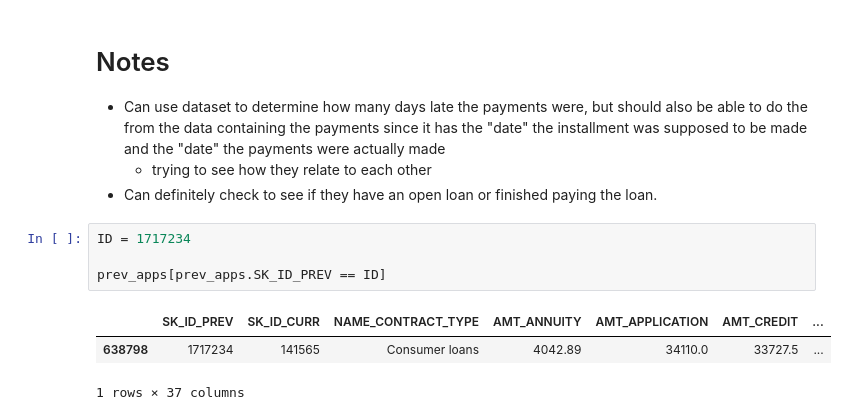
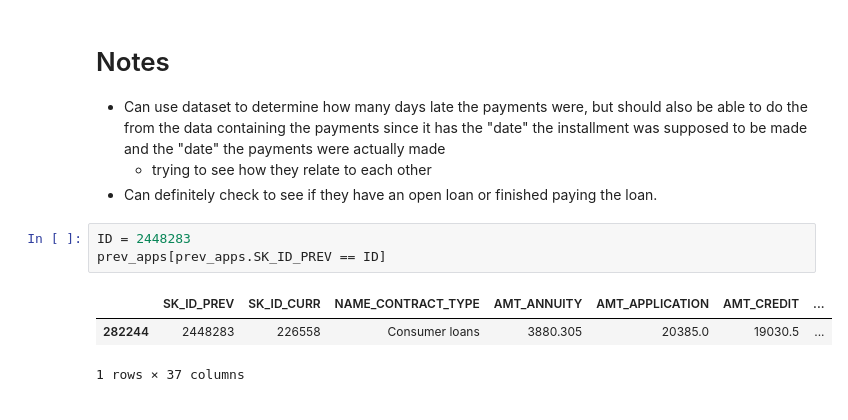
Before and after one commit to Antonio-Avila/Home-Credit-Default, a Jupyter notebook: Cash_Balance.ipynb, the cells around one changed output. Cells and saved outputs as stored; diff of their text form.

Commit message:
analyze cash loan payments

```diff
--- a/Cash_Balance.ipynb
+++ b/Cash_Balance.ipynb
@@ -39,12 +39,11 @@ balance
     - trying to see how they relate to each other
 - Can definitely check to see if they have an open loan or finished paying the loan.
 # %%
-ID = 1717234
-
+ID = 2448283
 prev_apps[prev_apps.SK_ID_PREV == ID]
 # %% [output]
 |  | SK_ID_PREV | SK_ID_CURR | NAME_CONTRACT_TYPE | AMT_ANNUITY | AMT_APPLICATION | AMT_CREDIT | ... |
-| 638798 | 1717234 | 141565 | Consumer loans | 4042.89 | 34110.0 | 33727.5 | ... |
+| 282244 | 2448283 | 226558 | Consumer loans | 3880.305 | 20385.0 | 19030.5 | ... |
 1 rows × 37 columns
 # %%
 balance[balance.SK_ID_PREV == ID].sort_values("MONTHS_BALANCE")
```
Also changed, not shown: parts of 4 cells of this notebook.
